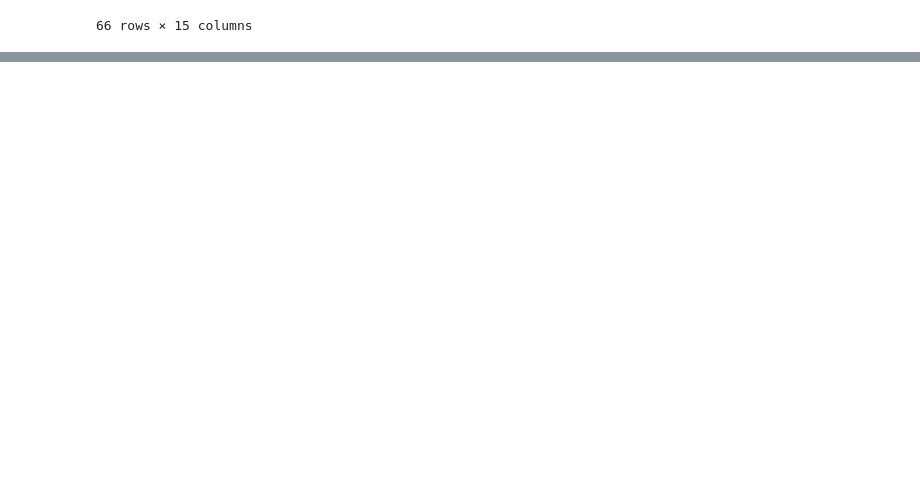
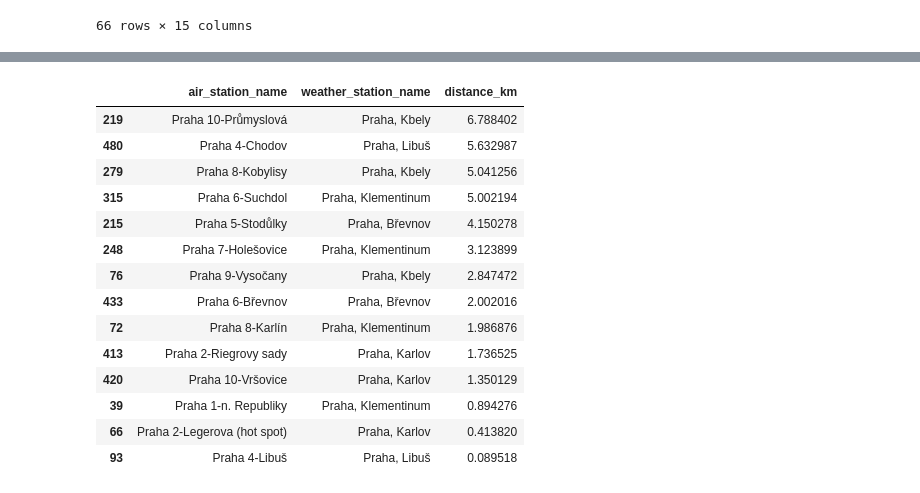
Before and after one commit to jayjay7788/Data-Processing-in-Python---Project, a Jupyter notebook: notebooks/data processing draft.ipynb, the cells around one changed output, grey strips where cells are left out. Drawn from its saved outputs; the diff is of its cells as text; code cells hidden in the pictures; blank space fills up the shorter version.

```diff
--- a/notebooks/data processing draft.ipynb
+++ b/notebooks/data processing draft.ipynb
@@ -378,0 +526,78 @@ def load_chmi_vars(path="data/raw/chmi_vars.json"):
+# %%
+# match stations ----
+# convert both station lists to geopandas dataframes
+air_gdf = gpd.GeoDataFrame(
+    air_stations,
+    geometry=gpd.points_from_xy(
+        air_stations["air_lon"],
+        air_stations["air_lat"]
+    ),
+    crs="EPSG:4326"
+)
+
+weather_gdf = gpd.GeoDataFrame(
+    weather_stations,
+    geometry=gpd.points_from_xy(
+        weather_stations["weather_lon"],
+        weather_stations["weather_lat"]
+    ),
+    crs="EPSG:4326"
+)
+
+# convert to meters
+air_gdf_m = air_gdf.to_crs("EPSG:5514")
+weather_gdf_m = weather_gdf.to_crs("EPSG:5514")
+
+# find nearest matches
+nearest_match = gpd.sjoin_nearest(
+    air_gdf_m,
+    weather_gdf_m,
+    how="left",
+    distance_col="distance_m"
+)
+
+# add column for km
+nearest_match["distance_km"] = nearest_match["distance_m"] / 1000
+
+# clean cols
+nearest_match = nearest_match[
+    [
+        "air_station_code",
+        "air_station_name",
+        "air_lon",
+        "air_lat",
+        "air_alt",
+        "weather_station_id",
+        "weather_station_name",
+        "weather_lon",
+        "weather_lat",
+        "weather_alt",
+        "distance_m",
+        "distance_km"
+    ]
+].copy()
+
+# print the matches by decreasing distance
+nearest_match.sort_values("distance_km", ascending=False)[
+    [
+        "air_station_name",
+        "weather_station_name",
+        "distance_km"
+    ]
+]
+# %% [output]
+|  | air_station_name | weather_station_name | distance_km |
+| 219 | Praha 10-Průmyslová | Praha, Kbely | 6.788402 |
+| 480 | Praha 4-Chodov | Praha, Libuš | 5.632987 |
+| 279 | Praha 8-Kobylisy | Praha, Kbely | 5.041256 |
+| 315 | Praha 6-Suchdol | Praha, Klementinum | 5.002194 |
+| 215 | Praha 5-Stodůlky | Praha, Břevnov | 4.150278 |
+| 248 | Praha 7-Holešovice | Praha, Klementinum | 3.123899 |
+| 76 | Praha 9-Vysočany | Praha, Kbely | 2.847472 |
+| 433 | Praha 6-Břevnov | Praha, Břevnov | 2.002016 |
+| 72 | Praha 8-Karlín | Praha, Klementinum | 1.986876 |
+| 413 | Praha 2-Riegrovy sady | Praha, Karlov | 1.736525 |
+| 420 | Praha 10-Vršovice | Praha, Karlov | 1.350129 |
+| 39 | Praha 1-n. Republiky | Praha, Klementinum | 0.894276 |
+| 66 | Praha 2-Legerova (hot spot) | Praha, Karlov | 0.413820 |
+| 93 | Praha 4-Libuš | Praha, Libuš | 0.089518 |
```
Also changed, not shown: parts of 9 cells of this notebook.
